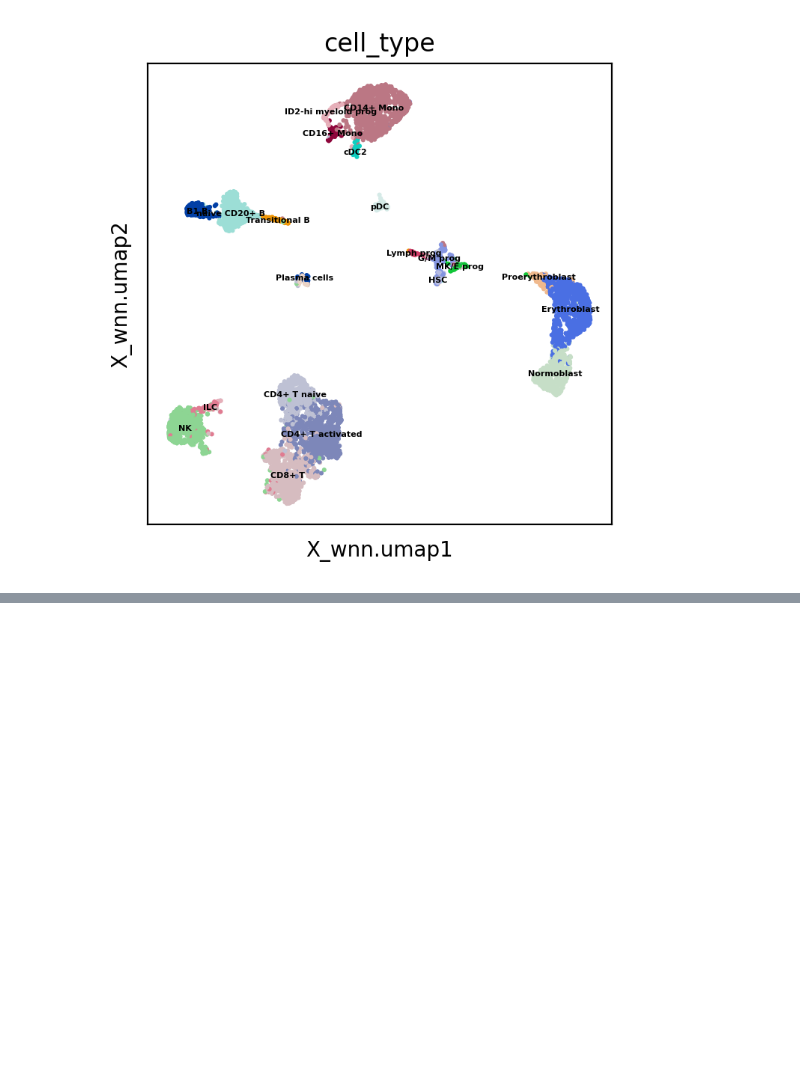
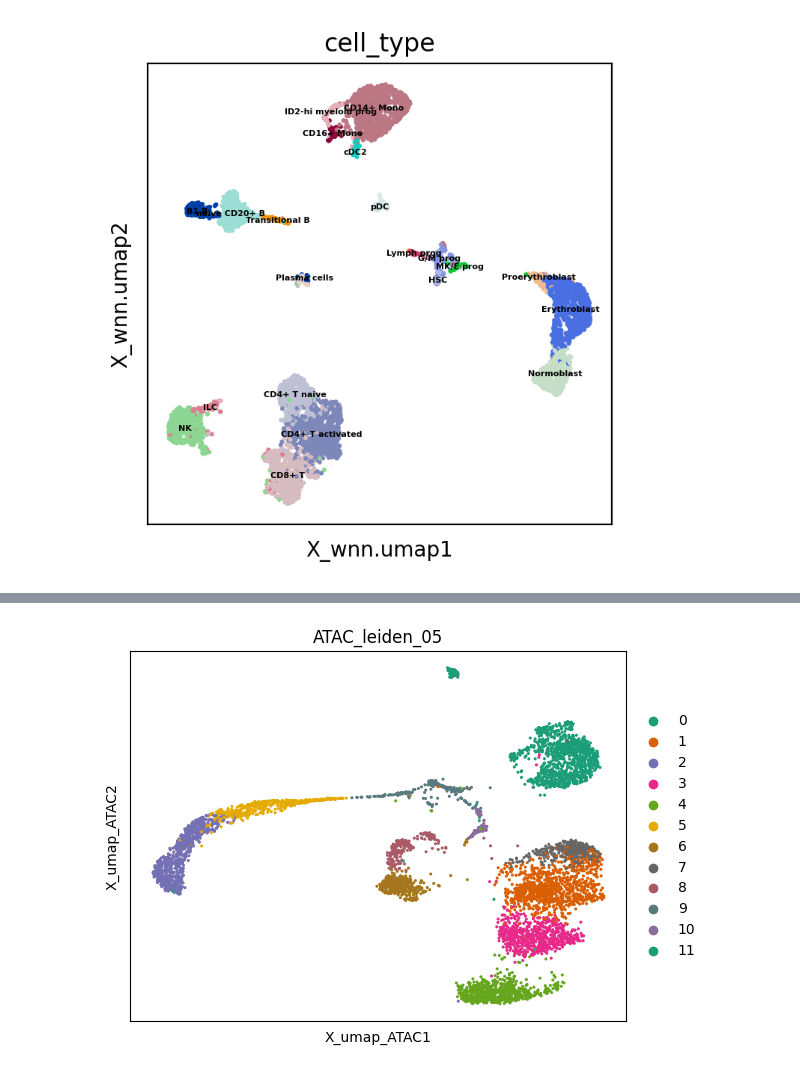
Before and after one commit to czbiohub-sf/celltype_annotation_tutorial, a Jupyter notebook: notebooks/NB_preprocess_multimodal_datasets_neurips_S1D1_multiome_GEX_ATAC_exCellxgene_v2.ipynb, the cells around one changed output, grey strips where cells are left out. Cells and saved outputs as stored; diff of their text form; code cells hidden in the pictures; blank space fills up the shorter version.

```diff
--- a/notebooks/NB_preprocess_multimodal_datasets_neurips_S1D1_multiome_GEX_ATAC_exCellxgene_v2.ipynb
+++ b/notebooks/NB_preprocess_multimodal_datasets_neurips_S1D1_multiome_GEX_ATAC_exCellxgene_v2.ipynb
@@ -354,0 +270,3 @@ findfont: Generic family 'sans-serif' not found because none of the following fa
+# %%
+# original dataset had the last column as "nan"s
+adata.obsm["X_lsi_red"] = adata.obsm["X_lsi_red"][:,0:38]
@@ -354,0 +284,13 @@ findfont: Generic family 'sans-serif' not found because none of the following fa
+# %%
+# define the Dark2 color palette
+# dark2 = plt.get_cmap('Dark2').colors
+dark2 = ['#1b9e77', '#d95f02', '#7570b3', '#e7298a', '#66a61e', '#e6ab02', '#a6761d', '#666666']
+
+# add new colors to the palette
+new_colors = ['#A95C68', '#587B7F', '#8B6D9C']
+dark2_extended = dark2 + new_colors
+# %%
+# compute the leiden clustering
+sc.tl.leiden(adata, key_added="ATAC_leiden_05", neighbors_key="ATAC", resolution = 0.5)
+sc.pl.embedding(adata, basis="X_umap_ATAC", color="ATAC_leiden_05", palette=dark2_extended)
+# %% [output]
@@ -354,0 +298 @@ findfont: Generic family 'sans-serif' not found because none of the following fa
+[figure, added]
```
Also changed, not shown: parts of 56 cells of this notebook, 30 other files.
